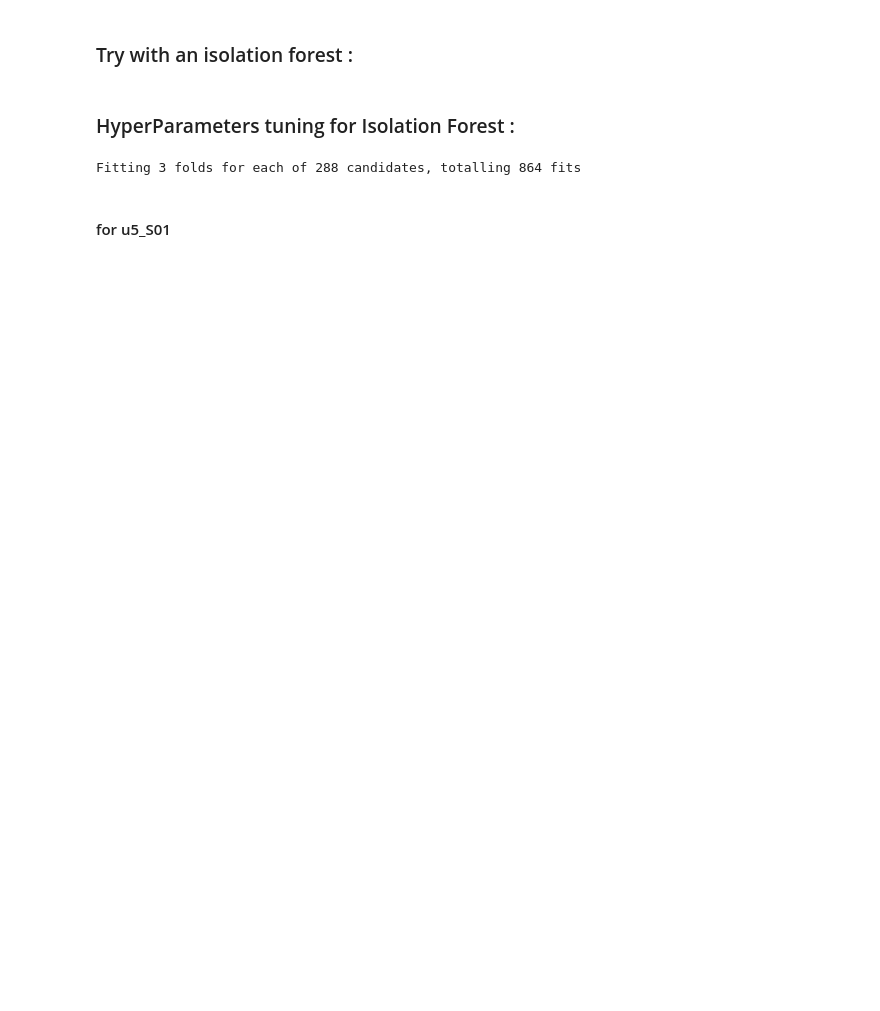
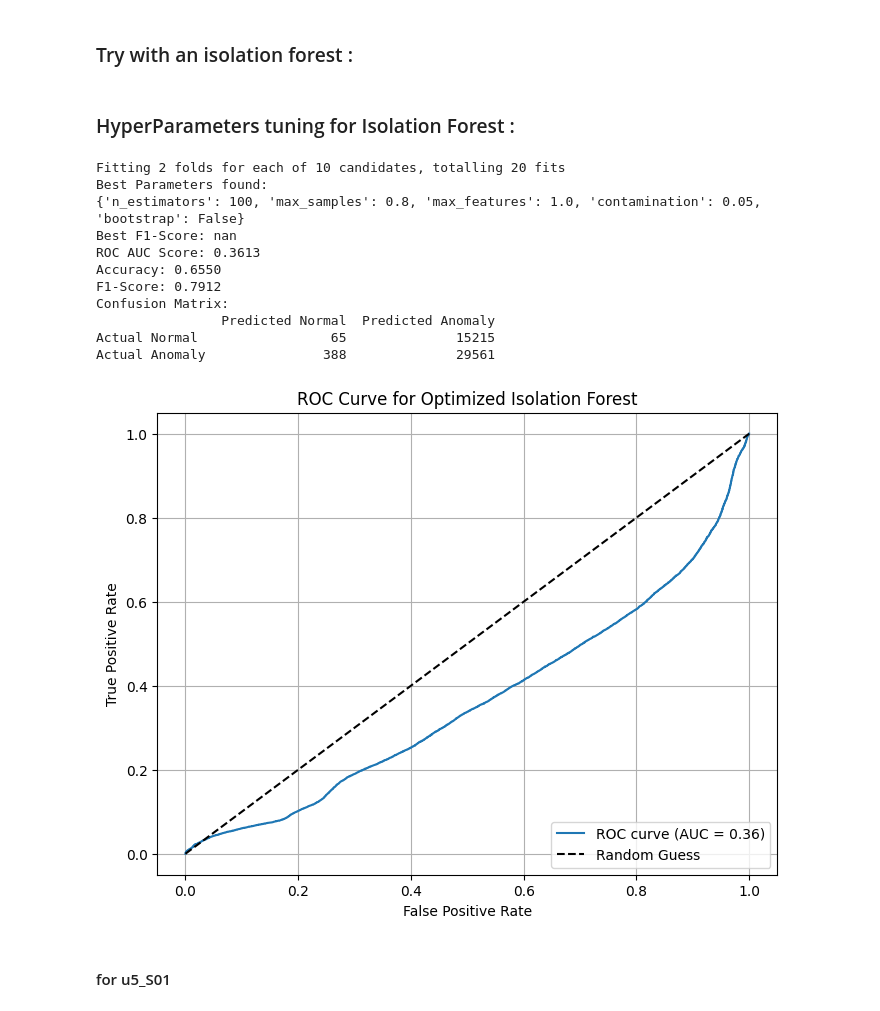
Before and after one commit to j0shcd/ml4pm-project, a Jupyter notebook: Hubert_Tries.ipynb, the cells around one changed output. Cells and saved outputs as stored; diff of their text form; code cells hidden in the pictures; blank space fills up the shorter version.

```diff
--- a/Hubert_Tries.ipynb
+++ b/Hubert_Tries.ipynb
@@ -947,86 +885,102 @@ visualize_anomalies(reconstruction_errors, anomaly_scores, threshold)
 ### HyperParameters tuning for Isolation Forest :
 # %%
 
-# Define a custom scoring function
+# Define scoring function
 def f1_scorer(y_true, y_pred):
     return f1_score(y_true, y_pred)
 
-# Define the parameter grid
+# Define a reduced parameter grid
 param_grid = {
-    'n_estimators': [100, 200, 300],
-    'max_samples': ['auto', 0.8, 0.9, 1.0],
-    'contamination': ['auto', 0.05, 0.1, 0.15],
-    'max_features': [1.0, 0.8, 0.9],
-    'bootstrap': [False, True]
+    'n_estimators': [100, 200],
+    'max_samples': [0.8, 0.9],
+    'contamination': [0.05, 0.1],
+    'max_features': [1.0, 0.8],
+    'bootstrap': [False]
 }
 
 # Initialize the Isolation Forest
 isolation_forest = IsolationForest(random_state=42)
 
-# Create a GridSearchCV object
-grid_search = GridSearchCV(
+# Use RandomizedSearchCV instead of GridSearchCV
+random_search = RandomizedSearchCV(
     estimator=isolation_forest,
-    param_grid=param_grid,
+    param_distributions=param_grid,
     scoring=make_scorer(f1_scorer),
-    cv=3,  # 3-fold cross-validation
+    n_iter=10,  # Test only 10 random combinations
+    cv=2,  # Reduce cross-validation folds to 2
     n_jobs=-1,  # Use all available cores
-    verbose=2
+    verbose=2,
+    random_state=42
 )
 
-# Fit GridSearchCV
-grid_search.fit(u5_train_equil_turbine)
+# Subsample the training dataset to reduce computational time
+subset = u5_train_equil_turbine.sample(frac=0.2, random_state=42)  # Use only 20% of the data for tuning
+
+# Fit RandomizedSearchCV
+random_search.fit(subset)
 
 # Display the best parameters
 print("Best Parameters found:")
-print(grid_search.best_params_)
+print(random_search.best_params_)
 
 # Display the best score
-print(f"Best F1-Score: {grid_search.best_score_:.4f}")
+print(f"Best F1-Score: {random_search.best_score_:.4f}")
 
 # Retrieve the best model
-best_isolation_forest = grid_search.best_estimator_
+best_isolation_forest = random_search.best_estimator_
 
 # Predict anomaly scores on the test set
 predicted_scores = best_isolation_forest.decision_function(u5_s01_turbine_data_preprocessed)
-# The decision function returns scores; lower scores indicate anomalies
 
-# Define a threshold (you can use a percentile or optimize based on your requirements)
-threshold = np.percentile(predicted_scores, 99)  # Example: 99th percentile
+# Define a threshold (e.g., 99th percentile)
+threshold = np.percentile(predicted_scores, 99)
 
 # Classify as anomalies based on the threshold
 y_pred = (predicted_scores <= threshold).astype(int)
 
 # Calculate evaluation metrics
 roc_auc = roc_auc_score(u5_s01_equil_turbine['anomaly'], -predicted_scores)
 accuracy = np.mean(y_pred == u5_s01_equil_turbine['anomaly'])
 f1 = f1_score(u5_s01_equil_turbine['anomaly'], y_pred)
 conf_matrix = pd.DataFrame(
     confusion_matrix(u5_s01_equil_turbine['anomaly'], y_pred),
     index=['Actual Normal', 'Actual Anomaly'],
     columns=['Predicted Normal', 'Predicted Anomaly']
 )
 
+# Display metrics
 print(f"ROC AUC Score: {roc_auc:.4f}")
 print(f"Accuracy: {accuracy:.4f}")
 print(f"F1-Score: {f1:.4f}")
 print("Confusion Matrix:")
 print(conf_matrix)
 
 # Compute ROC curve
 fpr, tpr, thresholds_roc = roc_curve(u5_s01_equil_turbine['anomaly'], -predicted_scores)
 
 # Plot ROC curve
 plt.figure(figsize=(8, 6))
 plt.plot(fpr, tpr, label=f'ROC curve (AUC = {roc_auc:.2f})')
 plt.plot([0, 1], [0, 1], 'k--', label='Random Guess')
 plt.xlabel('False Positive Rate')
 plt.ylabel('True Positive Rate')
-plt.title("ROC Curve for Isolation Forest")
+plt.title("ROC Curve for Optimized Isolation Forest")
 plt.legend(loc='lower right')
 plt.grid(True)
 plt.show()
 # %% [output]
-Fitting 3 folds for each of 288 candidates, totalling 864 fits
+Fitting 2 folds for each of 10 candidates, totalling 20 fits
+Best Parameters found:
+{'n_estimators': 100, 'max_samples': 0.8, 'max_features': 1.0, 'contamination': 0.05, 'bootstrap': False}
+Best F1-Score: nan
+ROC AUC Score: 0.3613
+Accuracy: 0.6550
+F1-Score: 0.7912
+Confusion Matrix:
+                Predicted Normal  Predicted Anomaly
+Actual Normal                 65              15215
+Actual Anomaly               388              29561
+[figure, added]
 # %% [markdown]
 #### for u5_S01
 # %%
```
Also changed, not shown: parts of 29 cells of this notebook.
